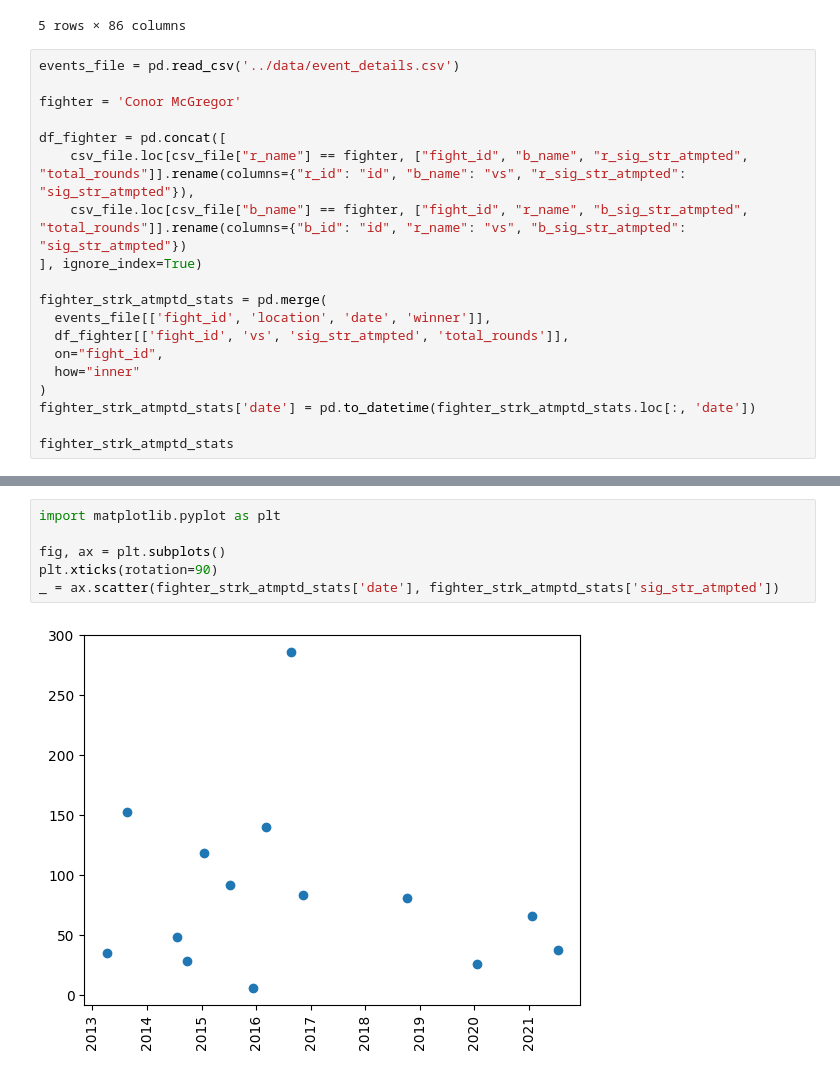
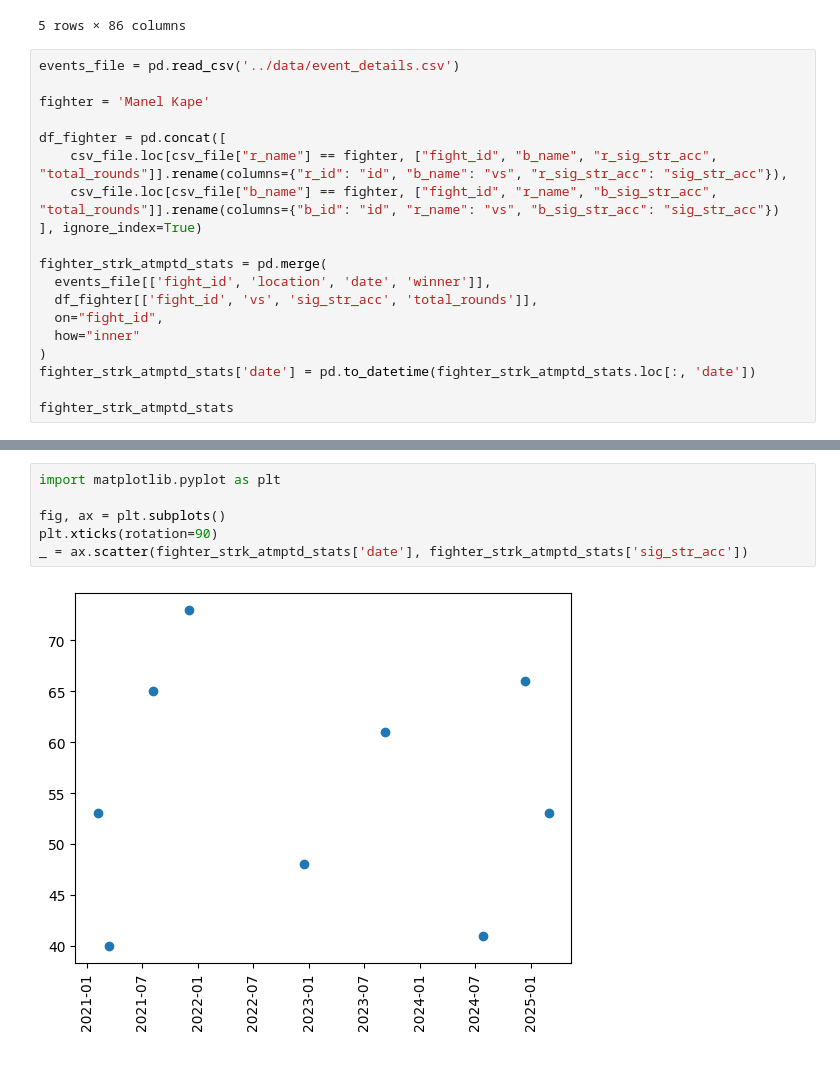
Before and after one commit to ATalaveraDev/UFC_analisys, a Jupyter notebook: notebooks/fighter.ipynb, the cells around one changed output, grey strips where cells are left out. Saved outputs shown, nothing was run; the diff lists cells and outputs as text.

```diff
--- a/notebooks/fighter.ipynb
+++ b/notebooks/fighter.ipynb
@@ -36,16 +24,16 @@ csv_file.head()
 # %%
 events_file = pd.read_csv('../data/event_details.csv')
 
-fighter = 'Conor McGregor'
+fighter = 'Manel Kape'
 
 df_fighter = pd.concat([
-    csv_file.loc[csv_file["r_name"] == fighter, ["fight_id", "b_name", "r_sig_str_atmpted", "total_rounds"]].rename(columns={"r_id": "id", "b_name": "vs", "r_sig_str_atmpted": "sig_str_atmpted"}),
-    csv_file.loc[csv_file["b_name"] == fighter, ["fight_id", "r_name", "b_sig_str_atmpted", "total_rounds"]].rename(columns={"b_id": "id", "r_name": "vs", "b_sig_str_atmpted": "sig_str_atmpted"})
+    csv_file.loc[csv_file["r_name"] == fighter, ["fight_id", "b_name", "r_sig_str_acc", "total_rounds"]].rename(columns={"r_id": "id", "b_name": "vs", "r_sig_str_acc": "sig_str_acc"}),
+    csv_file.loc[csv_file["b_name"] == fighter, ["fight_id", "r_name", "b_sig_str_acc", "total_rounds"]].rename(columns={"b_id": "id", "r_name": "vs", "b_sig_str_acc": "sig_str_acc"})
 ], ignore_index=True)
 
 fighter_strk_atmptd_stats = pd.merge(
   events_file[['fight_id', 'location', 'date', 'winner']],
-  df_fighter[['fight_id', 'vs', 'sig_str_atmpted', 'total_rounds']],
+  df_fighter[['fight_id', 'vs', 'sig_str_acc', 'total_rounds']],
   on="fight_id",
   how="inner"
 )
@@ -71,8 +54,8 @@ fighter_strk_atmptd_stats
 # %%
 import matplotlib.pyplot as plt
 
 fig, ax = plt.subplots()
 plt.xticks(rotation=90)
-_ = ax.scatter(fighter_strk_atmptd_stats['date'], fighter_strk_atmptd_stats['sig_str_atmpted'])
+_ = ax.scatter(fighter_strk_atmptd_stats['date'], fighter_strk_atmptd_stats['sig_str_acc'])
 # %% [output]
-[figure, old version]
+[figure, new version]
```
Also changed, not shown: parts of 2 cells of this notebook, 2 other files.
